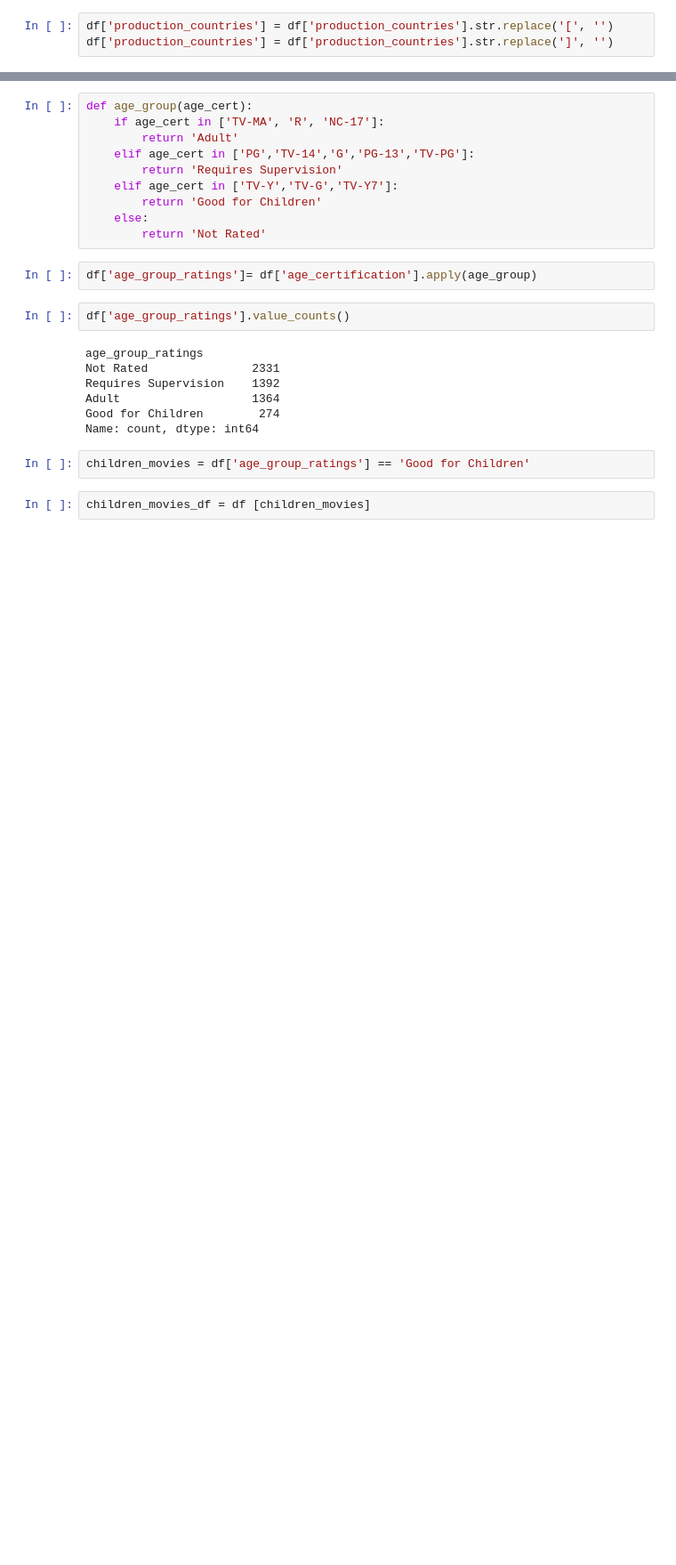
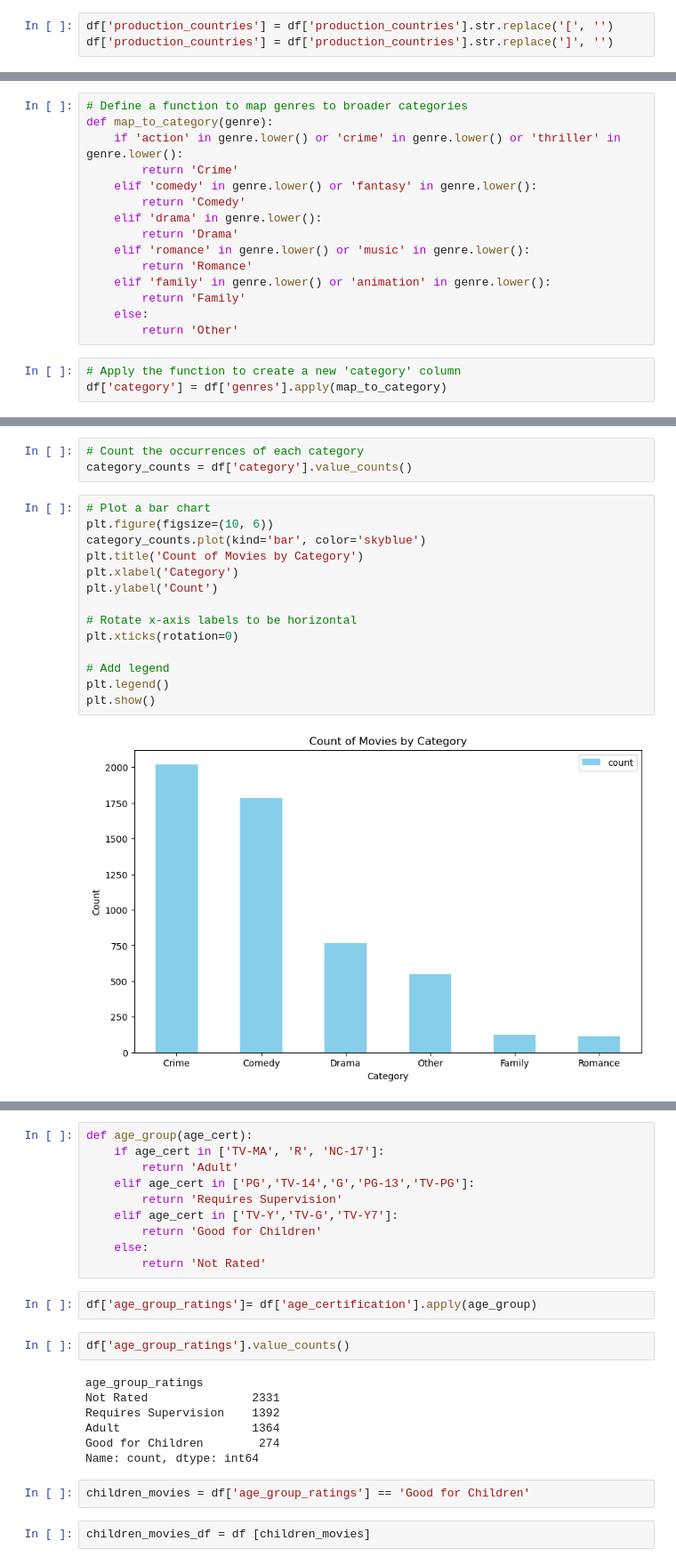
Before and after one commit to Nahsc0/Netflix_Movie_Analysis, a Jupyter notebook: NetflixAssignment (1).ipynb, the cells around one changed output, grey strips where cells are left out. Shown at 89% size. Drawn from its saved outputs; the diff is of its cells as text; blank space fills up the shorter version.

```diff
--- a/NetflixAssignment (1).ipynb
+++ b/NetflixAssignment (1).ipynb
@@ -175,0 +246,18 @@ df.head()
+# %%
+# Define a function to map genres to broader categories
+def map_to_category(genre):
+    if 'action' in genre.lower() or 'crime' in genre.lower() or 'thriller' in genre.lower():
+        return 'Crime'
+    elif 'comedy' in genre.lower() or 'fantasy' in genre.lower():
+        return 'Comedy'
+    elif 'drama' in genre.lower():
+        return 'Drama'
+    elif 'romance' in genre.lower() or 'music' in genre.lower():
+        return 'Romance'
+    elif 'family' in genre.lower() or 'animation' in genre.lower():
+        return 'Family'
+    else:
+        return 'Other'
+# %%
+# Apply the function to create a new 'category' column
+df['category'] = df['genres'].apply(map_to_category)
@@ -175,0 +282,19 @@ df.head()
+# %%
+# Count the occurrences of each category
+category_counts = df['category'].value_counts()
+# %%
+# Plot a bar chart
+plt.figure(figsize=(10, 6))
+category_counts.plot(kind='bar', color='skyblue')
+plt.title('Count of Movies by Category')
+plt.xlabel('Category')
+plt.ylabel('Count')
+
+# Rotate x-axis labels to be horizontal
+plt.xticks(rotation=0)
+
+# Add legend
+plt.legend()
+plt.show()
+# %% [output]
+[figure, added]
```
Also changed, not shown: parts of 33 cells of this notebook.
